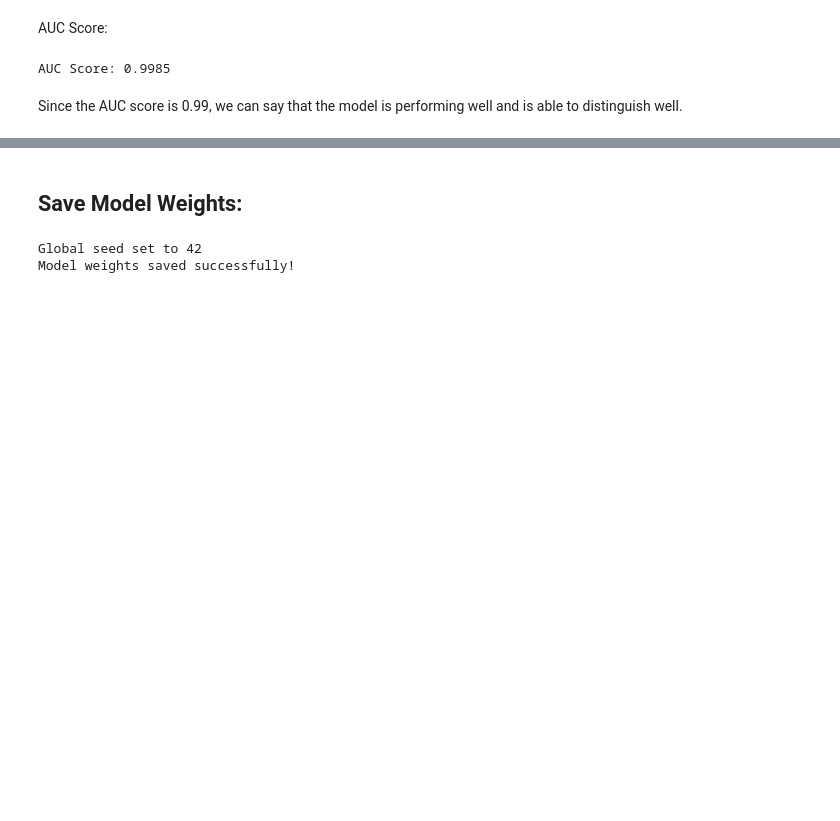
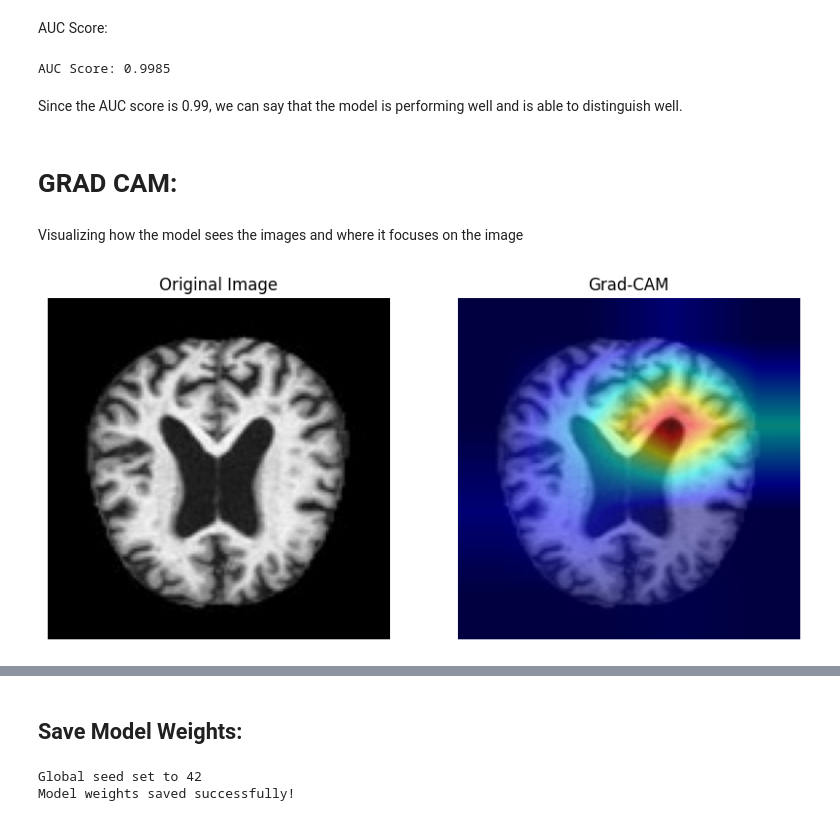
Before and after one commit to Geetha-Shashank-Pericherla/Alzheimers-Detection-ML, a Jupyter notebook: Notebooks/Alzheimers Detection Notebook.ipynb, the cells around one changed output, grey strips where cells are left out. Cells and saved outputs as stored; diff of their text form; code cells hidden in the pictures; blank space fills up the shorter version.

```diff
--- a/Notebooks/Alzheimers Detection Notebook.ipynb
+++ b/Notebooks/Alzheimers Detection Notebook.ipynb
@@ -716,3 +720,7 @@ print(f"AUC Score: {auc_score:.4f}")
 AUC Score: 0.9985
 # %% [markdown]
 Since the AUC score is 0.99, we can say that the model is performing well and is able to distinguish well.
+# %% [markdown]
+# GRAD CAM:
+# %% [markdown]
+Visualizing how the model sees the images and where it focuses on the image
@@ -718,0 +796,52 @@ Since the AUC score is 0.99, we can say that the model is performing well and is
+# %%
+
+
+def overlay_heatmap(image, cam, alpha=0.5):
+    heatmap = cv2.applyColorMap(np.uint8(255 * cam), cv2.COLORMAP_JET)
+    heatmap = cv2.cvtColor(heatmap, cv2.COLOR_BGR2RGB)
+    overlayed = cv2.addWeighted(image, 1 - alpha, heatmap, alpha, 0)
+    return overlayed
+
+# Load model and define Grad-CAM
+target_layer = model.conv_layers[19]  # Change this to the last convolutional layer of your model
+grad_cam = GradCAM(model, target_layer)
+
+# Load a sample image
+transform = transforms.Compose([
+        transforms.Grayscale(num_output_channels=1),  # Convert to grayscale
+        transforms.Resize((128, 128)),  # Change to match your model input size
+        transforms.ToTensor(),
+        transforms.Normalize(mean=[0.27777689695358276], std=[0.31906041502952576 ])  # Adjust based on dataset
+    ])
+
+images = ['non_37.jpg', 'moderate_31.jpg', 'verymild_353.jpg', 'mild_574.jpg']
+
+image_path = images[0]
+image = cv2.imread(image_path)
+image = cv2.cvtColor(image, cv2.COLOR_BGR2RGB)
+image = Image.fromarray(image)
+input_tensor = transform(image).unsqueeze(0).to(device)
+
+# Generate Grad-CAM
+cam = grad_cam.generate_cam(input_tensor)
+
+# Overlay the heatmap on the original image
+overlayed_image = overlay_heatmap(np.array(image), cam)
+
+# Show results
+plt.figure(figsize=(10, 5))
+plt.subplot(1, 2, 1)
+plt.imshow(image)
+plt.title("Original Image")
+plt.axis("off")
+
+plt.subplot(1, 2, 2)
+plt.imshow(overlayed_image)
+plt.title("Grad-CAM")
+plt.axis("off")
+
+
+
+plt.show()
+# %% [output]
+[figure, added]
```
Also changed, not shown: parts of 6 cells of this notebook.
